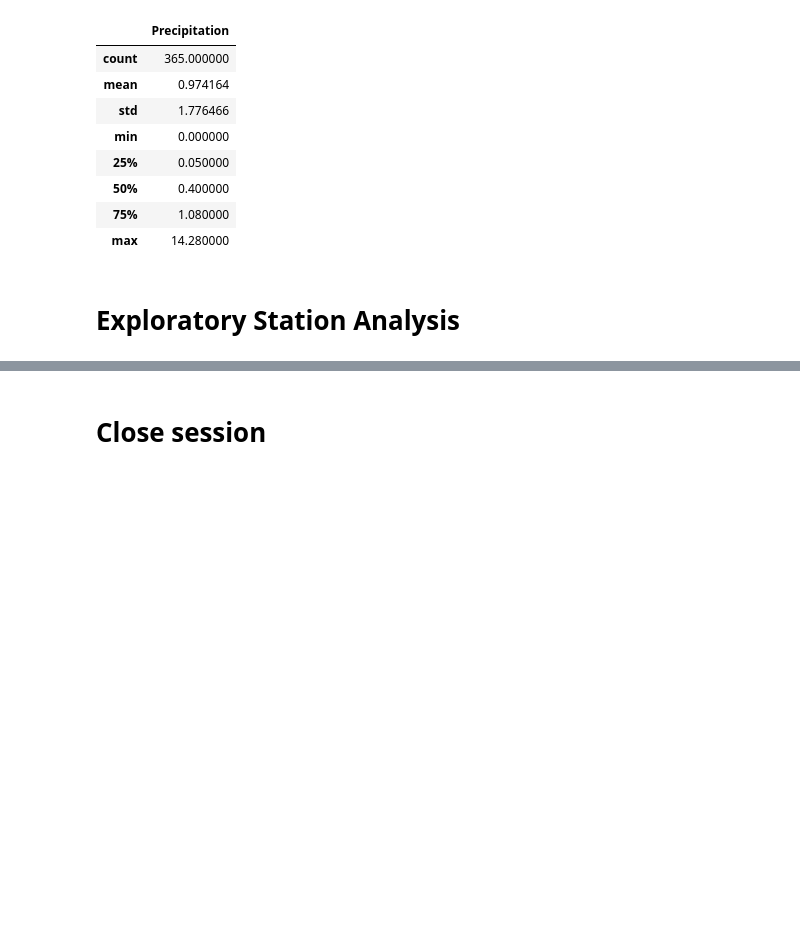
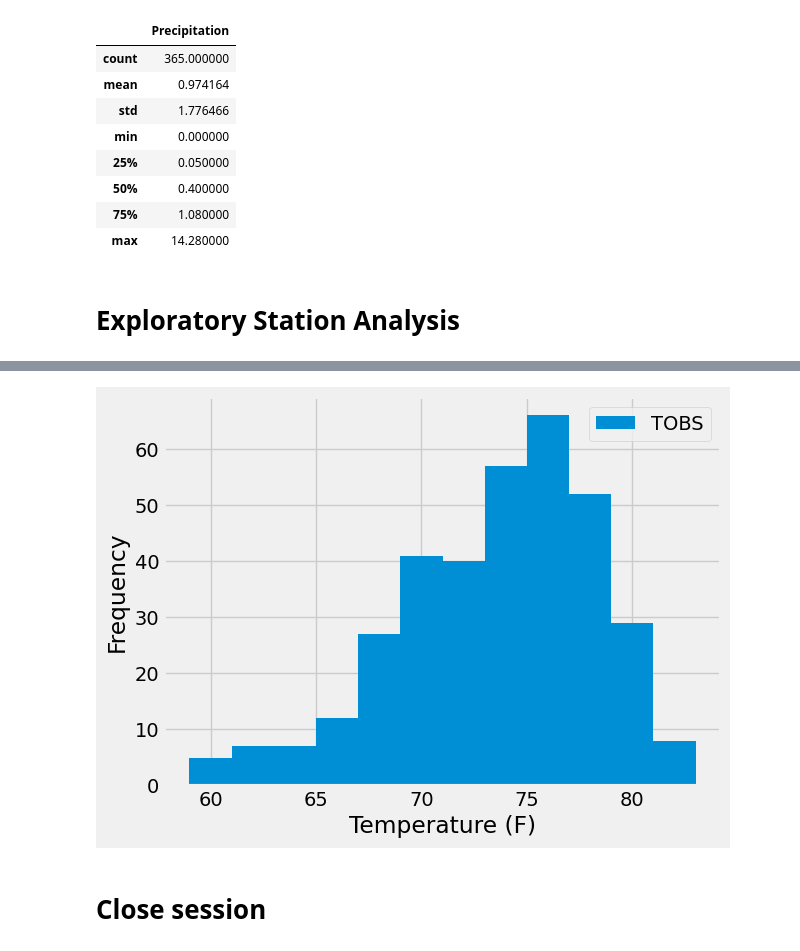
Before and after one commit to lwunderl/sqlalchemy-challenge, a Jupyter notebook: Surfin_Safari/hawaii_analysis.ipynb, the cells around one changed output, grey strips where cells are left out. Drawn from its saved outputs; the diff is of its cells as text; code cells hidden in the pictures; blank space fills up the shorter version.

```diff
--- a/Surfin_Safari/hawaii_analysis.ipynb
+++ b/Surfin_Safari/hawaii_analysis.ipynb
@@ -158,3 +180,9 @@ last_12_df[["Precipitation"]].describe()
 # %%
 # Using the most active station id
 # Query the last 12 months of temperature observation data for this station and plot the results as a histogram
+USC00519281_tobs_last_12 = session.query(measurements.date, measurements.tobs)\
+                            .filter(measurements.station == "USC00519281")\
+                            .filter(measurements.date > "2016-08-23")
+# %%
+USC00519281_tobs_last_12_df = pd.DataFrame(USC00519281_tobs_last_12, columns=["Date", "TOBS"])
+USC00519281_tobs_last_12_df
@@ -161,3 +203,9 @@ last_12_df[["Precipitation"]].describe()
+# %%
+USC00519281_tobs_last_12_df.plot.hist(bins=12)
+plt.xlabel("Temperature (F)")
+plt.show()
+# %% [output]
+[figure, added]
 # %% [markdown]
 # Close session
 # %%
```
Also changed, not shown: parts of 4 cells of this notebook.
